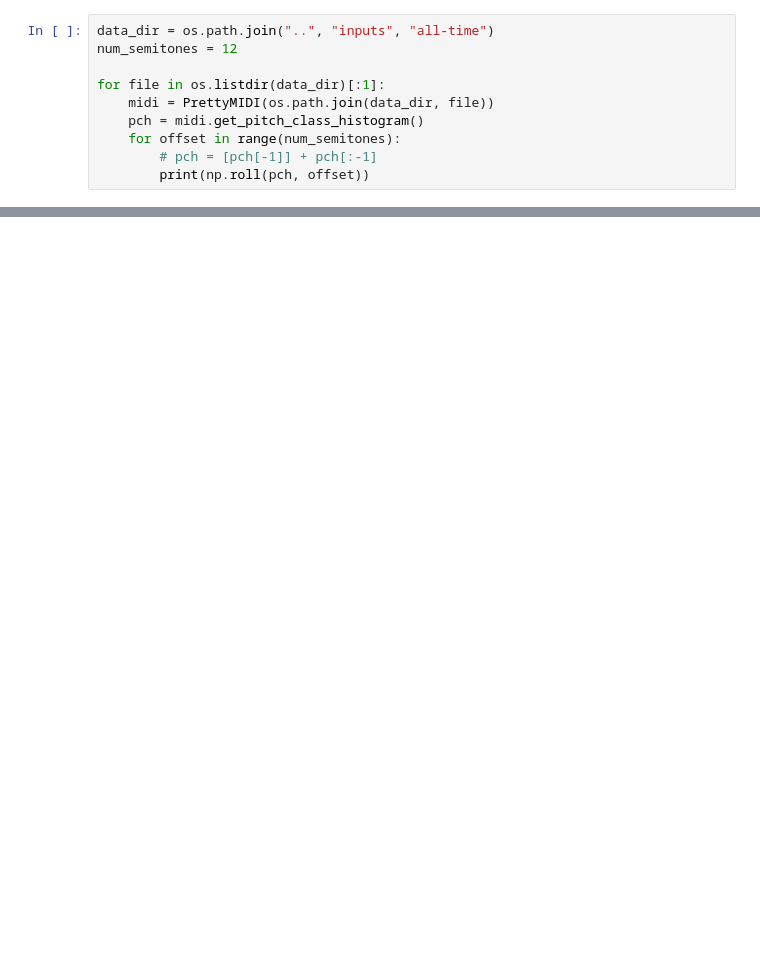
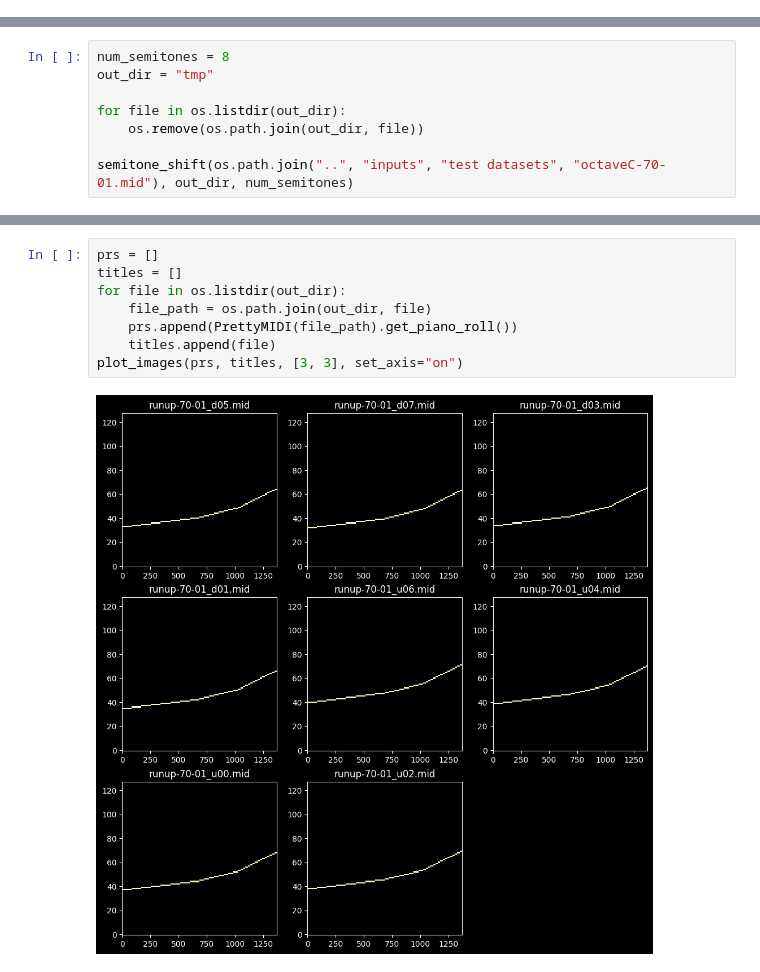
Before and after one commit to osageev/disklavier, a Jupyter notebook: notebooks/semitone_shift.ipynb, the cells around one changed output, grey strips where cells are left out. Saved outputs shown, nothing was run; the diff lists cells and outputs as text; blank space fills up the shorter version.

```diff
--- a/notebooks/semitone_shift.ipynb
+++ b/notebooks/semitone_shift.ipynb
@@ -6,10 +0,0 @@ from pretty_midi import PrettyMIDI
-# %%
-data_dir = os.path.join("..", "inputs", "all-time")
-num_semitones = 12
-
-for file in os.listdir(data_dir)[:1]:
-    midi = PrettyMIDI(os.path.join(data_dir, file))
-    pch = midi.get_pitch_class_histogram()
-    for offset in range(num_semitones):
-        # pch = [pch[-1]] + pch[:-1]
-        print(np.roll(pch, offset))
@@ -40,0 +129,8 @@ for file in os.listdir(data_dir)[:1]:
+# %%
+num_semitones = 8
+out_dir = "tmp"
+
+for file in os.listdir(out_dir):
+    os.remove(os.path.join(out_dir, file))
+
+semitone_shift(os.path.join("..", "inputs", "test datasets", "octaveC-70-01.mid"), out_dir, num_semitones)
@@ -40,0 +146,10 @@ for file in os.listdir(data_dir)[:1]:
+# %%
+prs = []
+titles = []
+for file in os.listdir(out_dir):
+    file_path = os.path.join(out_dir, file)
+    prs.append(PrettyMIDI(file_path).get_piano_roll())
+    titles.append(file)
+plot_images(prs, titles, [3, 3], set_axis="on")
+# %% [output]
+[figure, added]
```
Also changed, not shown: parts of 13 cells of this notebook, 10 other files.
